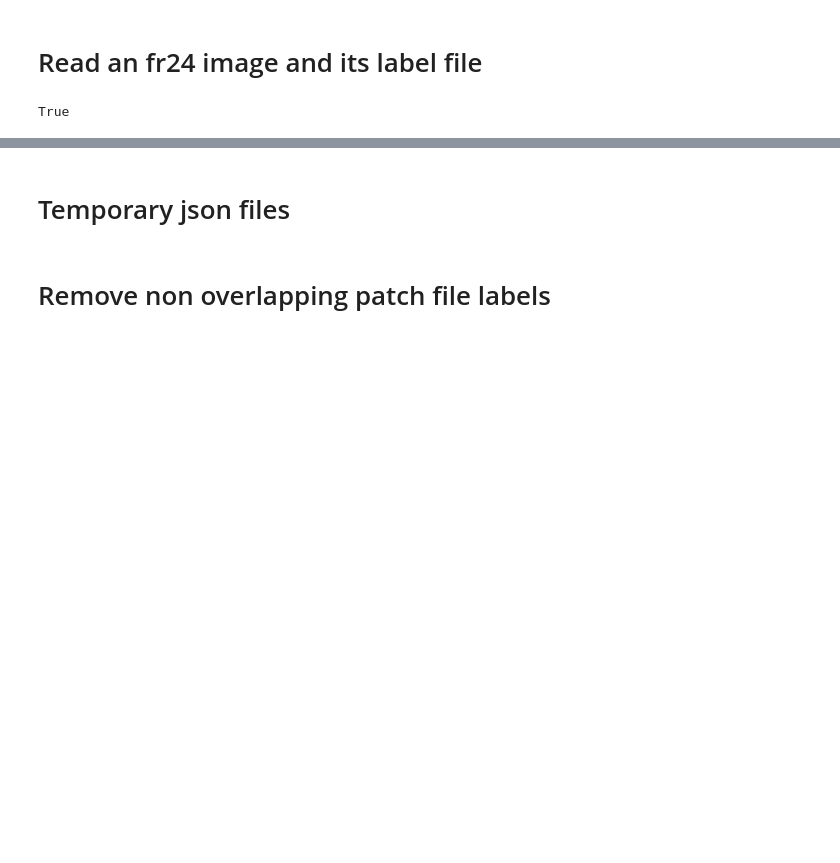
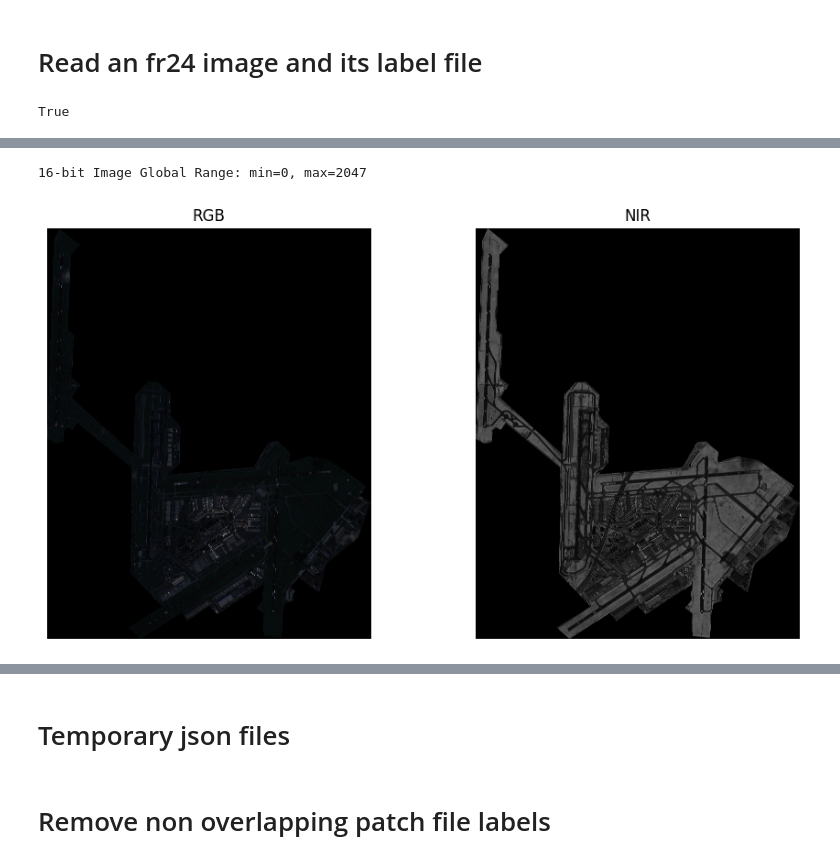
Before and after one commit to Iammuratc/satellitepy, a Jupyter notebook: notebooks/preprocess_fr24_dataset.ipynb, the cells around one changed output, grey strips where cells are left out. Saved outputs shown, nothing was run; the diff lists cells and outputs as text; code cells hidden in the pictures; blank space fills up the shorter version.

```diff
--- a/notebooks/preprocess_fr24_dataset.ipynb
+++ b/notebooks/preprocess_fr24_dataset.ipynb
@@ -47,9 +25,0 @@ AttributeError: 'NoneType' object has no attribute 'shape'
-# %%
-# img = cv2.imread(img_path)
-with rasterio.open(img_path) as src:
-    # Read the image as a numpy array
-    img = src.read()
-
-    # Get image metadata
-    metadata = src.meta
-    print(img.shape)
@@ -212,0 +186,6 @@ True
+# %%
+img_8bit = convert_16bit_to_8bit_global(img)
+show_side_by_side(img_8bit)
+# %% [output]
+16-bit Image Global Range: min=0, max=2047
+[figure, added]
```
Also changed, not shown: parts of 59 cells of this notebook, 9 other files.
